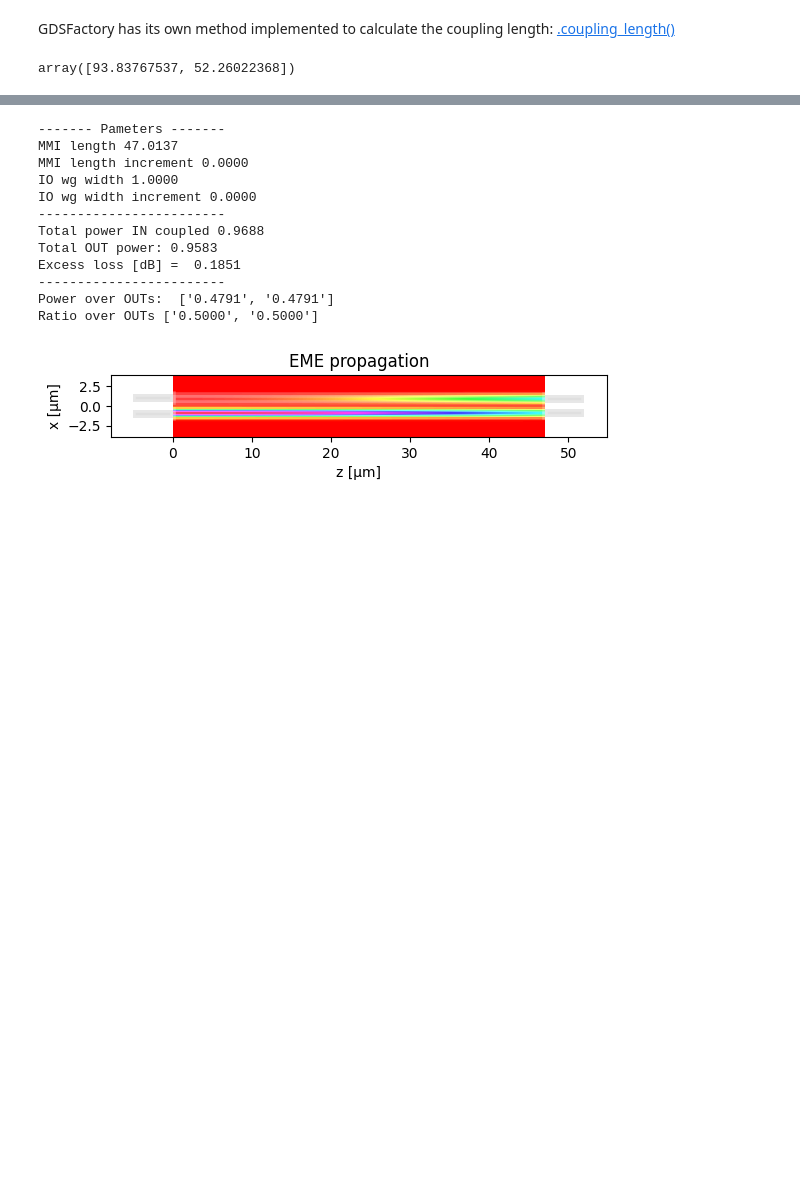
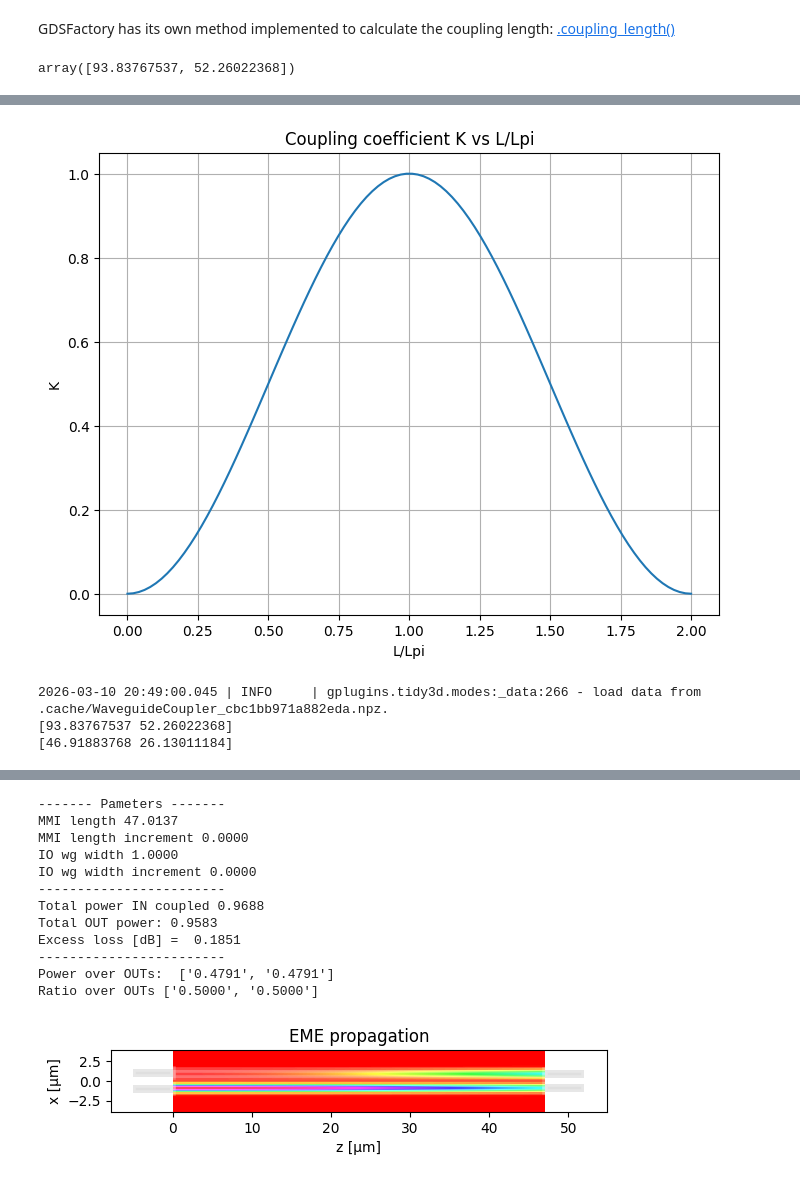
Before and after one commit to antpial/cifoin-lab2, a Jupyter notebook: COUPLERS_Student.ipynb, the cells around one changed output, grey strips where cells are left out. Cells and saved outputs as stored; diff of their text form; code cells hidden in the pictures; blank space fills up the shorter version.

Commit message:
I didn't save lol

```diff
--- a/COUPLERS_Student.ipynb
+++ b/COUPLERS_Student.ipynb
@@ -167,4 +167,45 @@ The total power transferred to the output is modeled using the coupling coeffici
 Simulate a directional coupler that implements two deep waveguide cores of thickness 300 nm, 1.2 microns width and with a gap of 600 nm between them.
 - Plot the transfer function: K vs L/Lpi
 - Comment the results: distance needed for a complete energy transfer between waveguides, distance needed for splitting power in half..
+# %%
+# Plot K vs L/Lpi
+L_over_Lpi = np.linspace(0, 2, 100)
+K = np.sin(0.5*np.pi*L_over_Lpi)**2
+
+plt.figure(figsize=(8, 6))
+plt.plot(L_over_Lpi, K)
+plt.xlabel('L/Lpi')
+plt.ylabel('K')
+plt.title('Coupling coefficient K vs L/Lpi')
+plt.grid(True)
+plt.show()
+# %% [output]
+[figure, added]
+# %%
+lambda_c = 1.55
+
+dcoupler_cs = gt.modes.WaveguideCoupler(
+    # Geometrical Parameters
+    core_width=(1.2, 1.2), # Waveguide width
+    slab_thickness=0 * nm, # For shallow waveguides - Set to 0 if its a deep-etched waveguide.
+    core_thickness=300 * nm, # Waveguide height
+    gap=600 * nm,
+    # Materials
+    core_material='sin', #  Material of the waveguide
+    clad_material='sio2', # Surrounding material
+    # Modesolver Parameters
+    wavelength=lambda_c, # Wavelength to simulate
+    num_modes=4, # Number of modes to find
+    cache_path='.cache/', # Important! In order to save simulation time, set your cache Path!
+    precision='double',
+    max_grid_scaling=1.5, # Parameters of the grid
+    grid_resolution=20 # Parameters of the grid
+)
+
+print(dcoupler_cs.coupling_length())
+print(dcoupler_cs.coupling_length()/2)
+# %% [output]
+2026-03-10 20:49:00.045 | INFO     | gplugins.tidy3d.modes:_data:266 - load data from .cache/WaveguideCoupler_cbc1bb971a882eda.npz.
+[93.83767537 52.26022368]
+[46.91883768 26.13011184]
 # %% [markdown]
```
Also changed, not shown: parts of 4 cells of this notebook.
